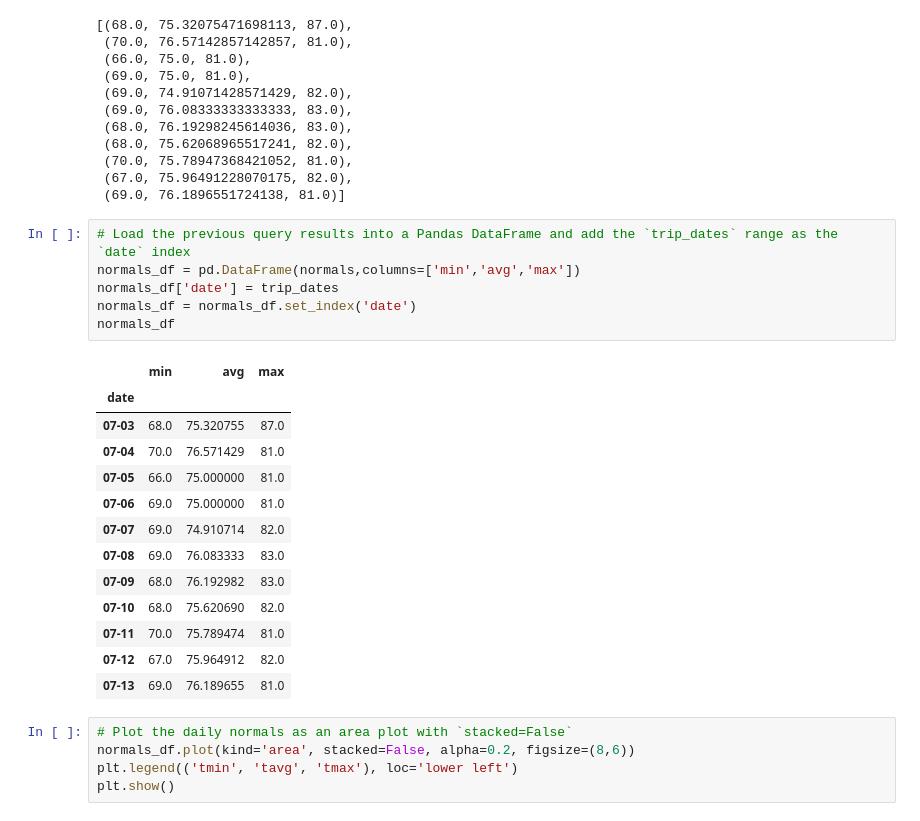
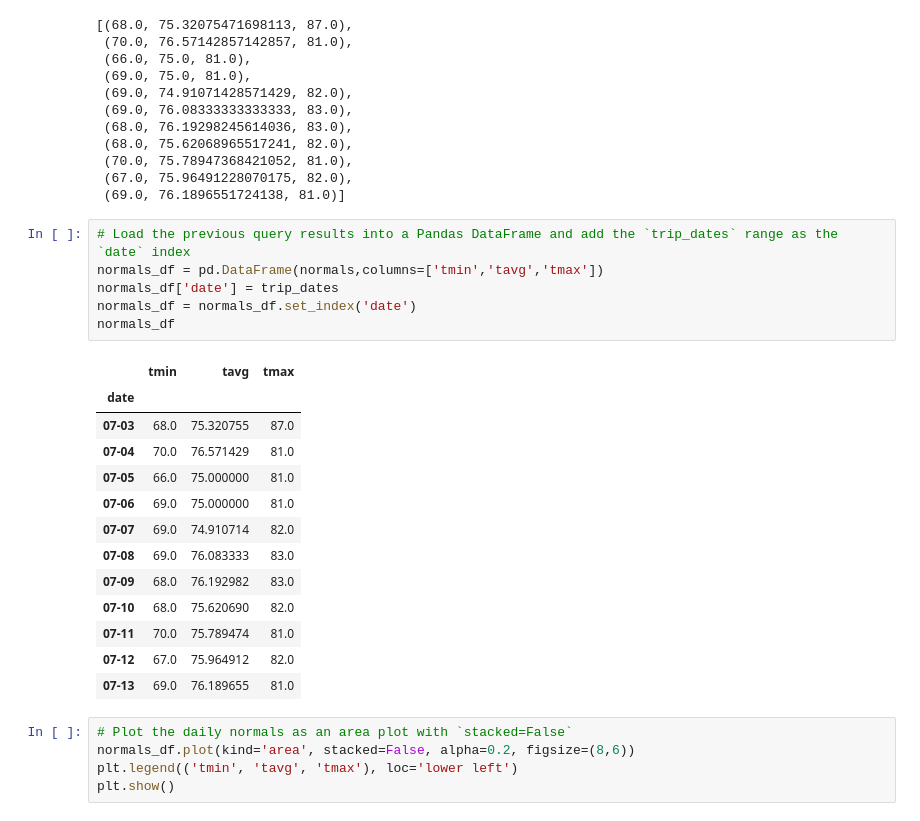
Before and after one commit to ellemonke/sqlalchemy-challenge, a Jupyter notebook: climate.ipynb, the cells around one changed output. Saved outputs shown, nothing was run; the diff lists cells and outputs as text.

```diff
--- a/climate.ipynb
+++ b/climate.ipynb
@@ -484,12 +486,12 @@ normals
  (69.0, 76.1896551724138, 81.0)]
 # %%
 # Load the previous query results into a Pandas DataFrame and add the `trip_dates` range as the `date` index
-normals_df = pd.DataFrame(normals,columns=['min','avg','max'])
+normals_df = pd.DataFrame(normals,columns=['tmin','tavg','tmax'])
 normals_df['date'] = trip_dates
 normals_df = normals_df.set_index('date')
 normals_df
 # %% [output]
-|  | min | avg | max |
+|  | tmin | tavg | tmax |
 | date |  |  |  |
 | 07-03 | 68.0 | 75.320755 | 87.0 |
 | 07-04 | 70.0 | 76.571429 | 81.0 |
```
Also changed, not shown: parts of 2 cells of this notebook, 1 other file.
